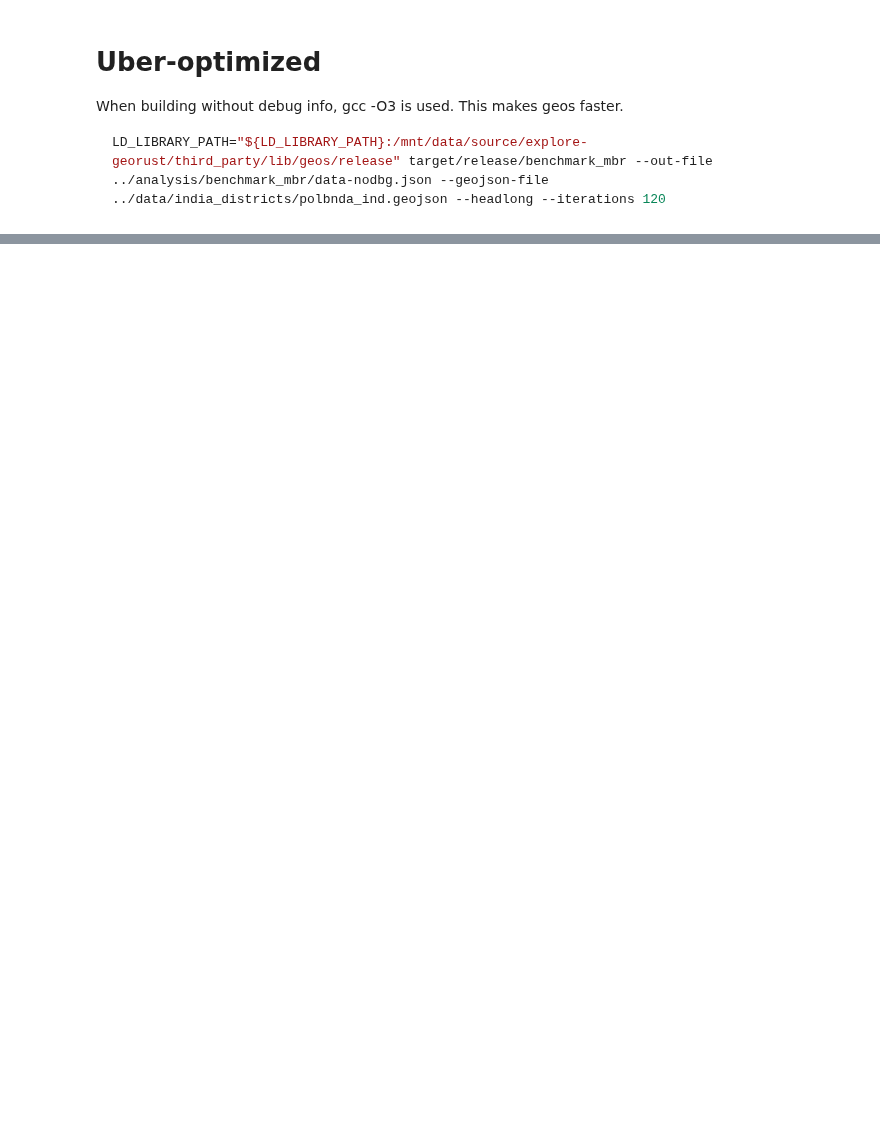
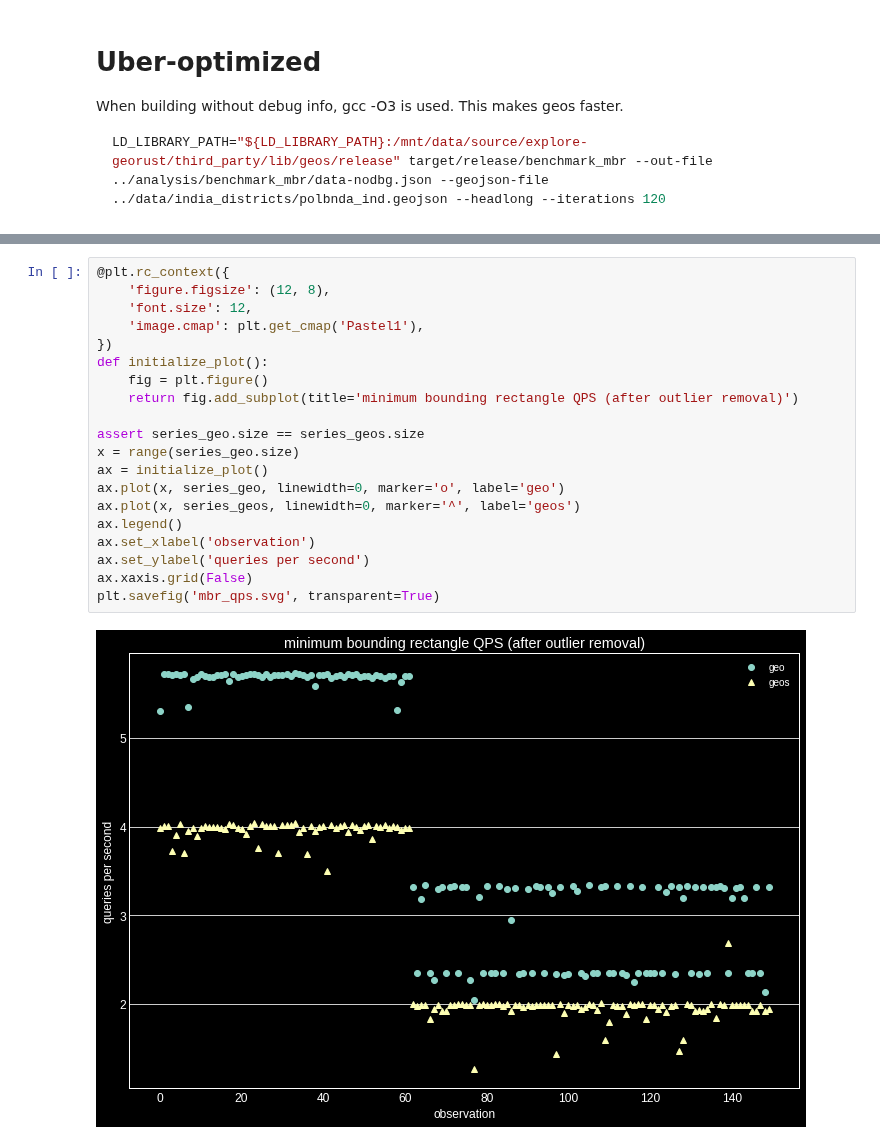
Before and after one commit to callpraths/explore-georust, a Jupyter notebook: analysis/benchmark_mbr/main.ipynb, the cells around one changed output, grey strips where cells are left out. Drawn from its saved outputs; the diff is of its cells as text; blank space fills up the shorter version.

```diff
--- a/analysis/benchmark_mbr/main.ipynb
+++ b/analysis/benchmark_mbr/main.ipynb
@@ -248,0 +282,22 @@ But, under `-O3`, C++ does such a good of optimizing the allocatins that they're
+# %%
+@plt.rc_context({
+    'figure.figsize': (12, 8),
+    'font.size': 12,
+    'image.cmap': plt.get_cmap('Pastel1'),
+})
+def initialize_plot():
+    fig = plt.figure()
+    return fig.add_subplot(title='minimum bounding rectangle QPS (after outlier removal)')
+
+assert series_geo.size == series_geos.size
+x = range(series_geo.size)
+ax = initialize_plot()
+ax.plot(x, series_geo, linewidth=0, marker='o', label='geo')
+ax.plot(x, series_geos, linewidth=0, marker='^', label='geos')
+ax.legend()
+ax.set_xlabel('observation')
+ax.set_ylabel('queries per second')
+ax.xaxis.grid(False)
+plt.savefig('mbr_qps.svg', transparent=True)
+# %% [output]
+[figure, added]
```
Also changed, not shown: parts of 3 cells of this notebook, 7 other files.
